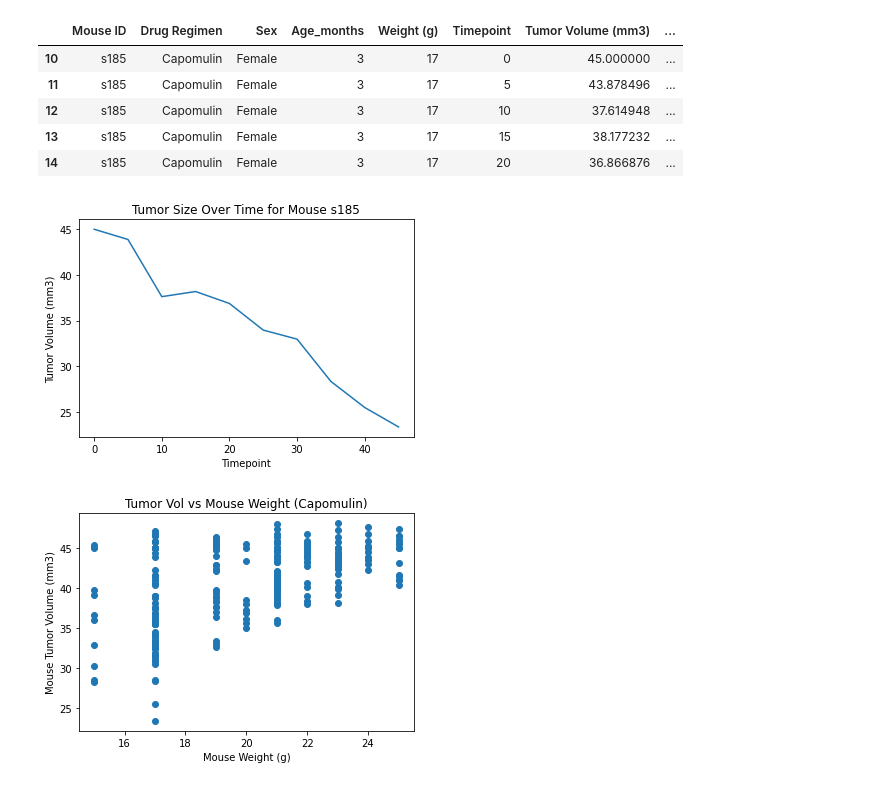
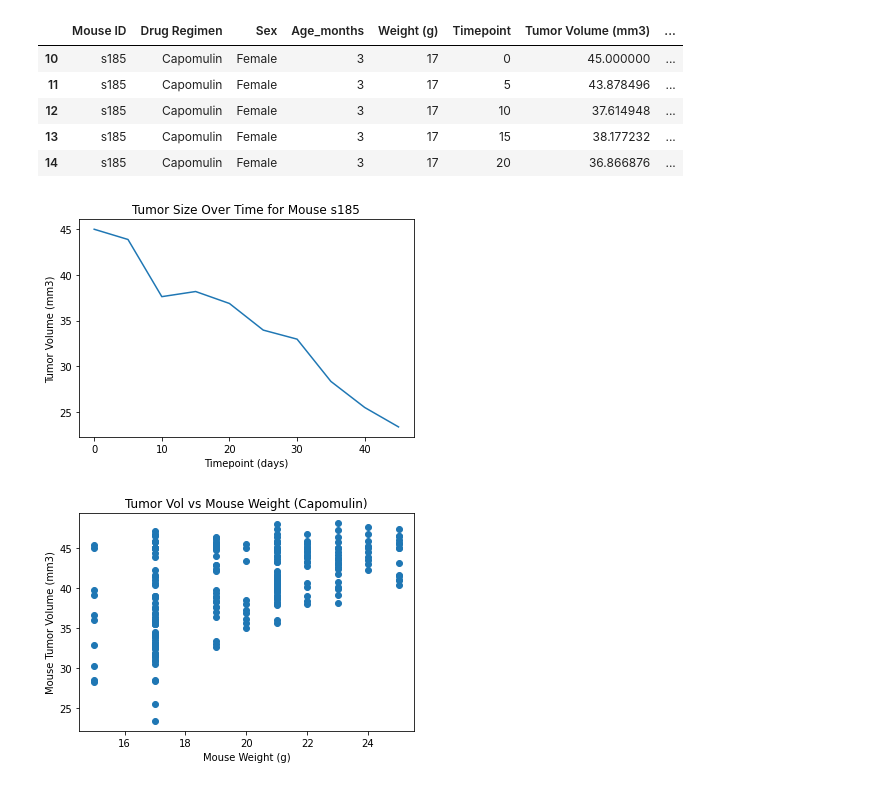
Before and after one commit to BrandonOverlie/matplotlib-challenge, a Jupyter notebook: pymaceuticals_starter.ipynb, the cells around one changed output. Cells and saved outputs as stored; diff of their text form; code cells hidden in the pictures.

```diff
--- a/pymaceuticals_starter.ipynb
+++ b/pymaceuticals_starter.ipynb
@@ -347,15 +334,15 @@ capomulin_df.head()
 # %%
 # create df just for mouse s185 to build a line graph for
 mouse_s185 = capomulin_df.loc[capomulin_df['Mouse ID'] == 's185']
 
 # Generate a line plot of tumor volume vs. time point for a mouse treated with Capomulin
 plt.plot(mouse_s185['Timepoint'], mouse_s185['Tumor Volume (mm3)'])
-plt.xlabel('Timepoint')
+plt.xlabel('Timepoint (days)')
 plt.ylabel('Tumor Volume (mm3)')
 plt.title('Tumor Size Over Time for Mouse s185')
 plt.show()
 # %% [output]
-[figure, old version]
+[figure, new version]
 # %%
 # Generate a scatter plot of tumor volume vs. mouse weight for the Capomulin regimen
 x_values = capomulin_df['Weight (g)']
```
Also changed, not shown: parts of 3 cells of this notebook.
